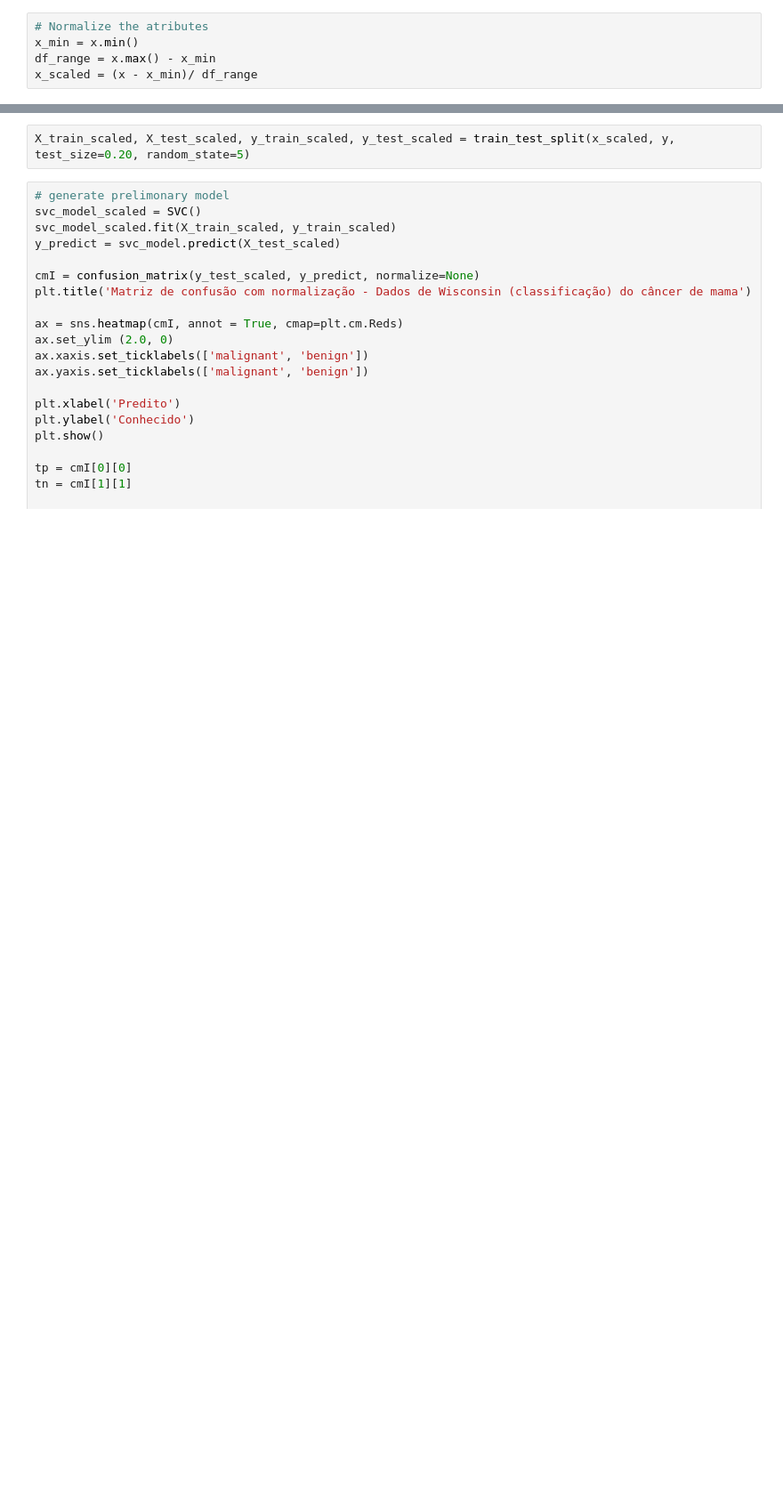
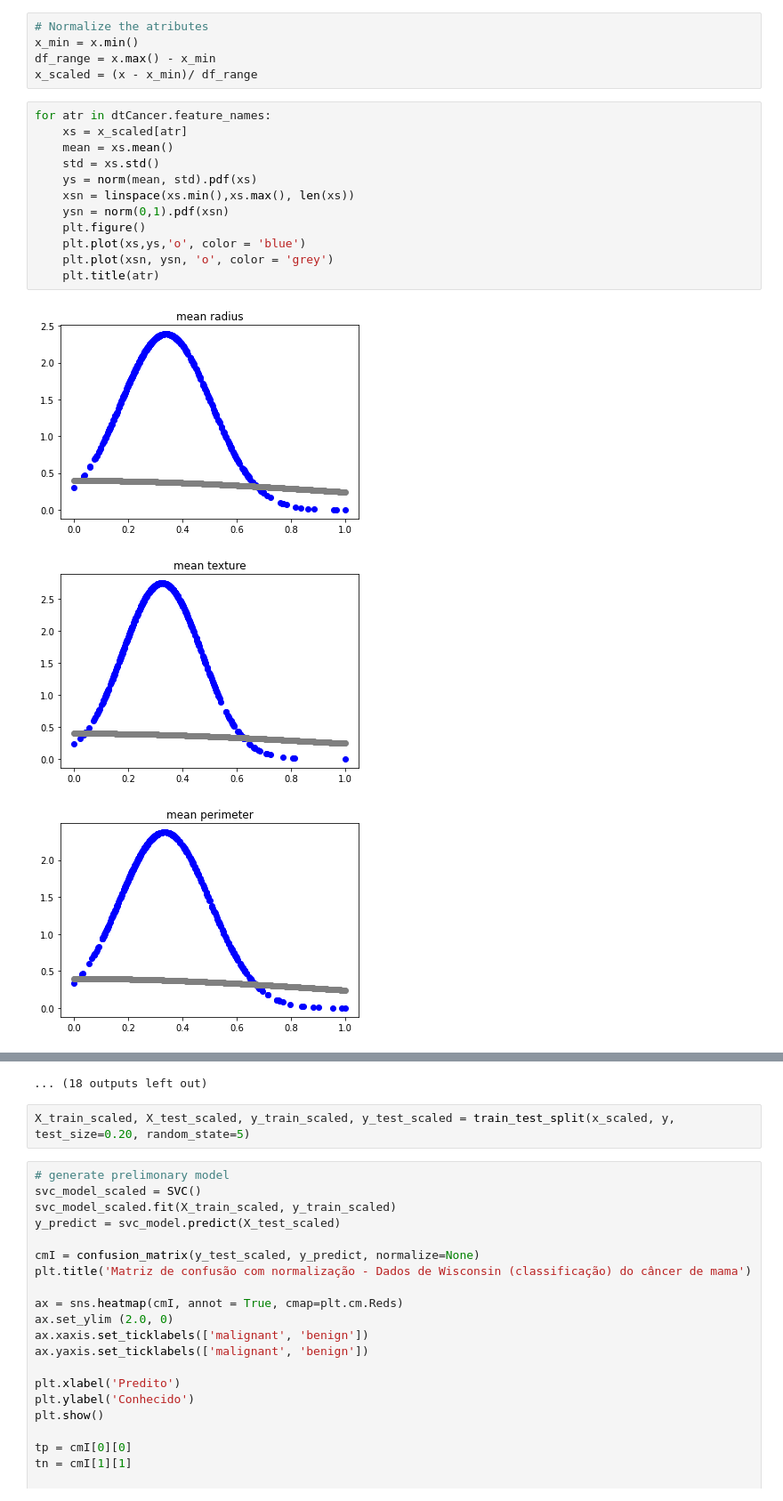
Before and after one commit to Nireplag/Arquitetura_de_dados, a Jupyter notebook: breast_cancer.ipynb, the cells around one changed output, grey strips where cells are left out. Shown: that part at 89% size. Saved outputs shown, nothing was run; the diff lists cells and outputs as text; blank space fills up the shorter version.

```diff
--- a/breast_cancer.ipynb
+++ b/breast_cancer.ipynb
@@ -103,3 +106,19 @@ for atr in dtCancer.feature_names:
 x_min = x.min()
 df_range = x.max() - x_min
 x_scaled = (x - x_min)/ df_range
+# %%
+for atr in dtCancer.feature_names:
+    xs = x_scaled[atr]
+    mean = xs.mean()
+    std = xs.std()
+    ys = norm(mean, std).pdf(xs)
+    xsn = linspace(xs.min(),xs.max(), len(xs))
+    ysn = norm(0,1).pdf(xsn)
+    plt.figure()
+    plt.plot(xs,ys,'o', color = 'blue')
+    plt.plot(xsn, ysn, 'o', color = 'grey')
+    plt.title(atr)
+# %% [output]
+[figure, added]
+[figure, added]
+[figure, added]
@@ -106,3 +134,4 @@ x_scaled = (x - x_min)/ df_range
+... (18 outputs left out)
 # %%
 X_train_scaled, X_test_scaled, y_train_scaled, y_test_scaled = train_test_split(x_scaled, y, test_size=0.20, random_state=5)
 # %%
```
Also changed, not shown: parts of 8 cells of this notebook.
